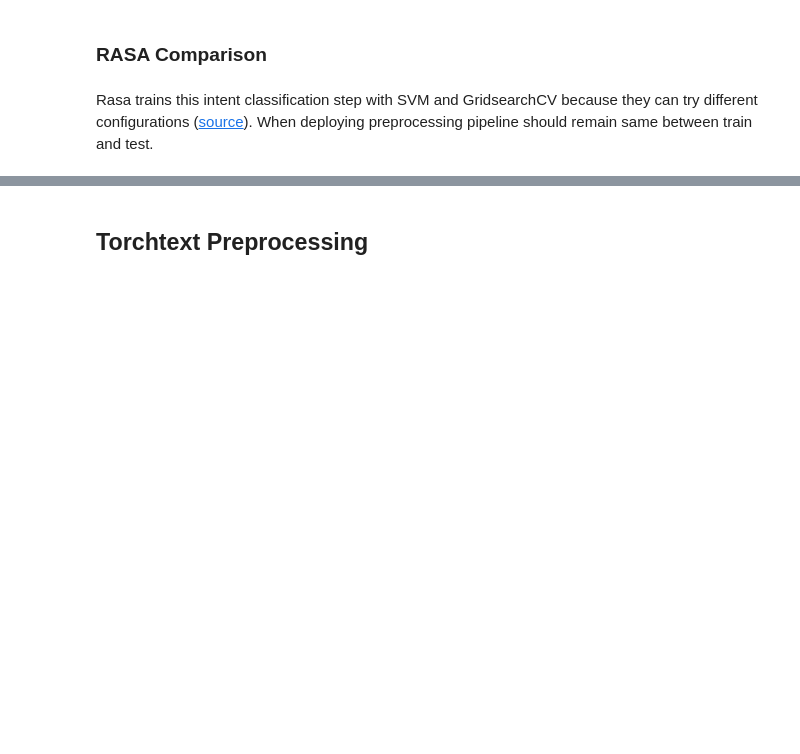
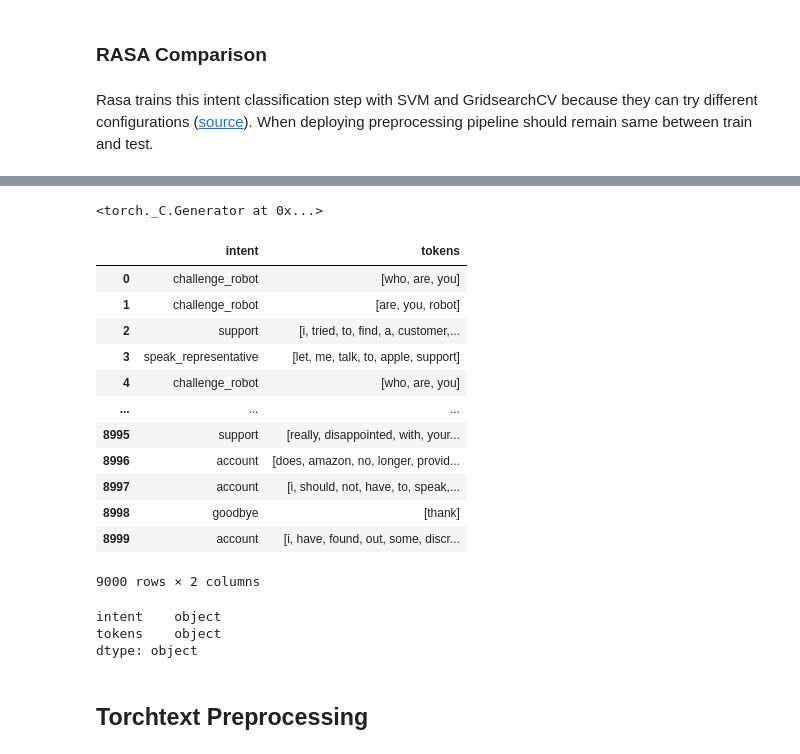
Before and after one commit to sinhasagar507/Customer-support-bot, a Jupyter notebook: notebooks/3.0_intent_classification_torch.ipynb, the cells around one changed output, grey strips where cells are left out. Saved outputs shown, nothing was run; the diff lists cells and outputs as text; code cells hidden in the pictures; blank space fills up the shorter version.

Commit message:
Data Format + Model Restructuring

```diff
--- a/notebooks/3.0_intent_classification_torch.ipynb
+++ b/notebooks/3.0_intent_classification_torch.ipynb
@@ -23,6 +31,7 @@ import sklearn
 print(f"Sklearn: {sklearn.__version__}")
 
 # Deep Learning
+import torch
 from torch import nn
 import torch.optim as optim
 
@@ -44,7 +53,7 @@ from sklearn.preprocessing import LabelEncoder
 # from torchtext.data import get_tokenizer
 
 # Reading in training data
-train = pd.read_pickle('objects/train.pkl')
+train = pd.read_pickle('../objects/train.pkl')
 print(f'Training data: {train.head()}')
 # %% [output]
 Pandas: 2.2.2
@@ -72,0 +76,56 @@ print(f'\nShape checks:\nX_train: {len(X_train)} X_val: {len(X_val)}\ny_train: {
+# %%
+# Configuration for training
+# Change all of the following configurations as per the specifications in the original repo
+# Set a seed value
+seed_value = 12321
+
+# 1. Set `PYTHONHASHSEED` environment variable at a fixed value
+import os
+os.environ['PYTHONHASHSEED']=str(seed_value)
+
+# 2. Set `python` built-in pseudo-random generator at a fixed value
+import random
+random.seed(seed_value)
+
+# 3. Set `numpy` pseudo-random generator at a fixed value
+import numpy as np
+np.random.seed(seed_value)
+
+# 4. Set `pytorch` pseudo-random generator at a fixed value
+torch.manual_seed(seed_value)
+# %% [output]
+<torch._C.Generator at 0x...>
+# %%
+train = pd.melt(train)
+train.columns = ["intent", "tokens"]
+# %%
+shuffled_df = train.sample(frac=1).reset_index(drop=True)
+shuffled_df
+# %% [output]
+|  | intent | tokens |
+| 0 | challenge_robot | [who, are, you] |
+| 1 | challenge_robot | [are, you, robot] |
+| 2 | support | [i, tried, to, find, a, customer,... |
+| 3 | speak_representative | [let, me, talk, to, apple, support] |
+| 4 | challenge_robot | [who, are, you] |
+| ... | ... | ... |
+| 8995 | support | [really, disappointed, with, your... |
+| 8996 | account | [does, amazon, no, longer, provid... |
+| 8997 | account | [i, should, not, have, to, speak,... |
+| 8998 | goodbye | [thank] |
+| 8999 | account | [i, have, found, out, some, discr... |
+9000 rows × 2 columns
+# %%
+# Print the data types of the columns
+print(shuffled_df.dtypes)
+
+# Check the data types of each row in the "tokens" column and if its not a list, highlight the the error
+# Don't print it, log it
+print(" ")
+for index, row in shuffled_df.iterrows():
+    if not isinstance(row["tokens"], list):
+        print(f"Error: {row['tokens']}")
+# %% [output]
+intent    object
+tokens    object
+dtype: object
```
Also changed, not shown: parts of 19 cells of this notebook.
